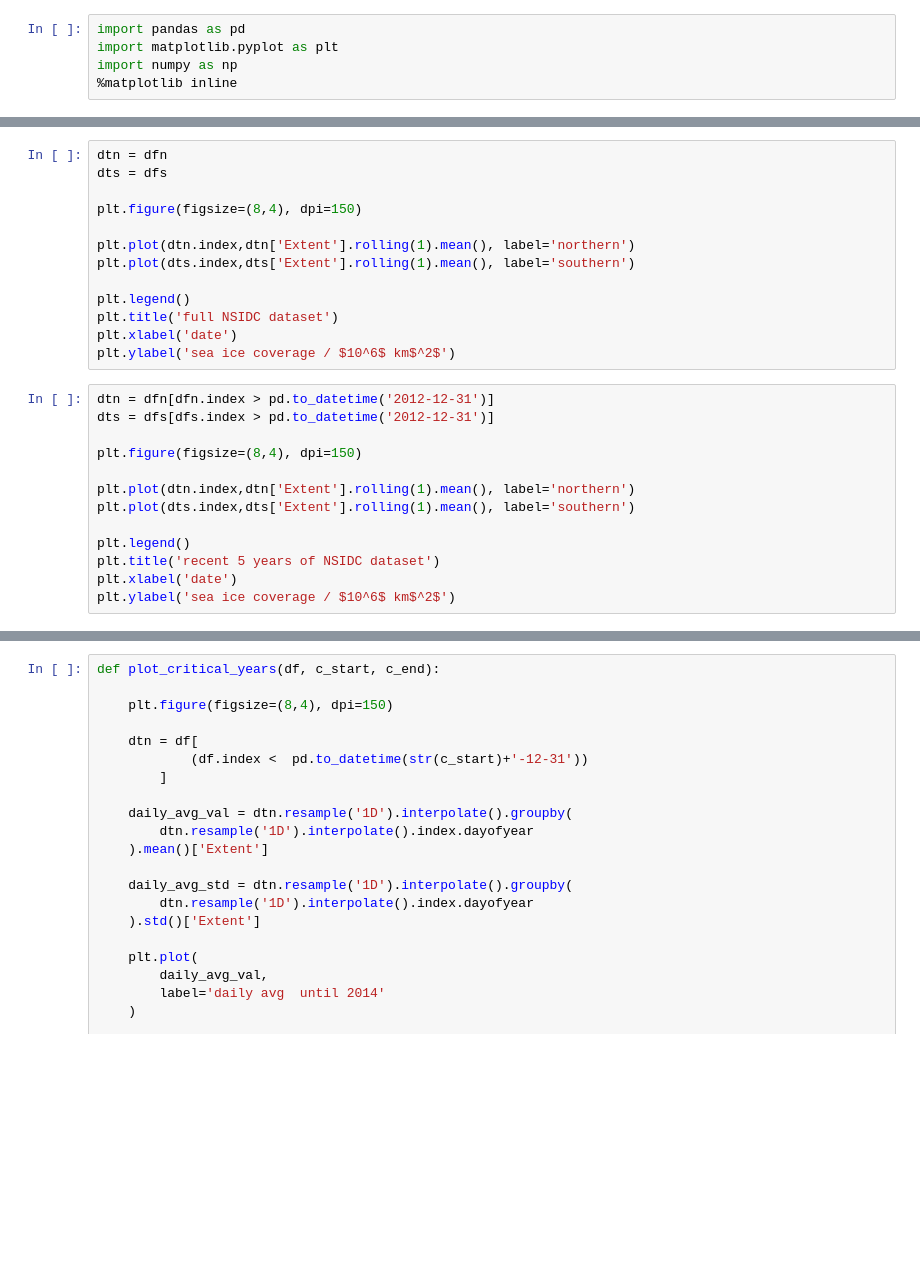
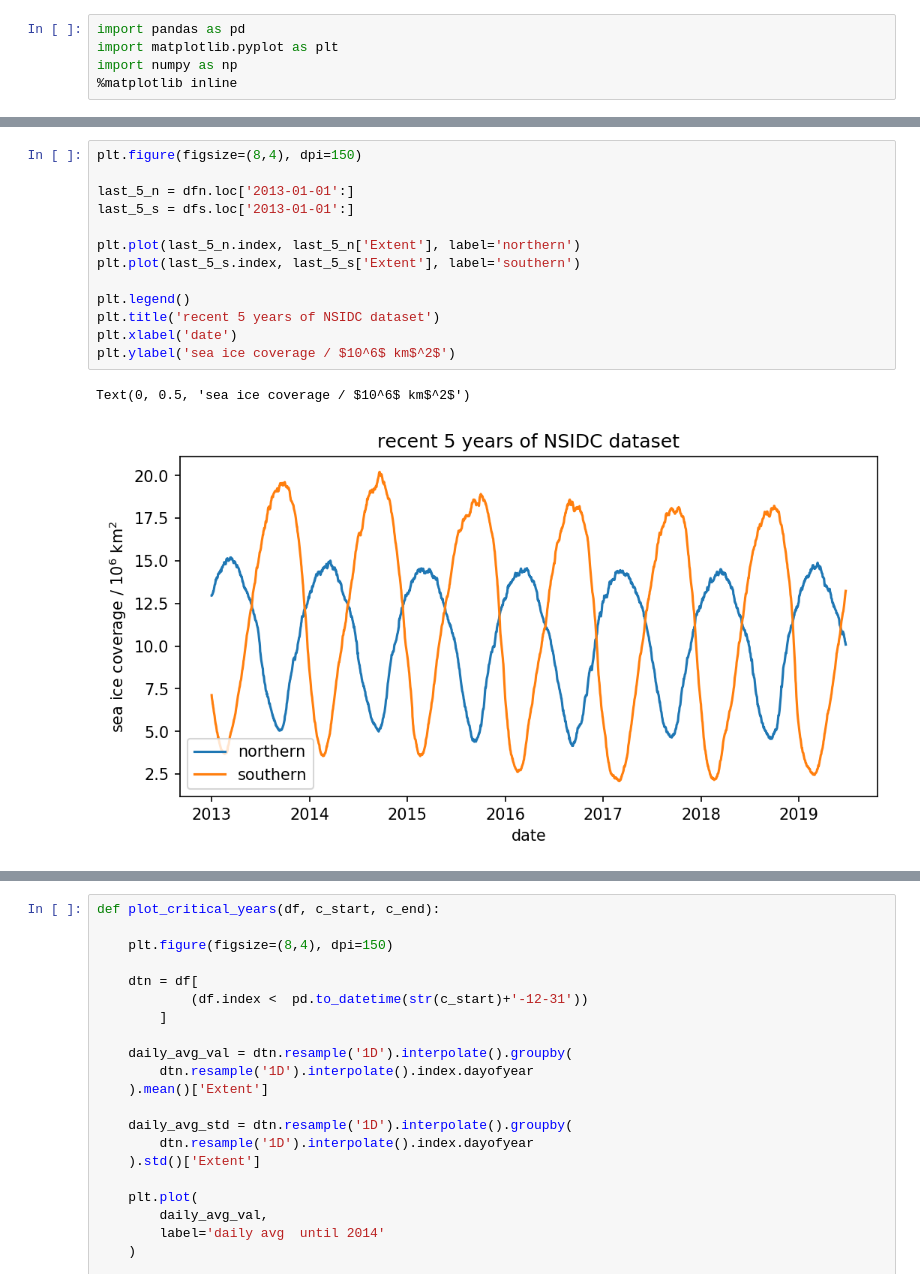
Before and after one commit to s4f-dortmund/open_data_notebooks, a Jupyter notebook: 2019-06-26_extent_analysis.ipynb, the cells around one changed output, grey strips where cells are left out. Cells and saved outputs as stored; diff of their text form; blank space fills up the shorter version.

```diff
--- a/2019-06-26_extent_analysis.ipynb
+++ b/2019-06-26_extent_analysis.ipynb
@@ -48,29 +95,19 @@ plt.ylabel('sea ice coverage / $10^6$ km$^2$')
 # %%
-dtn = dfn
-dts = dfs
-
 plt.figure(figsize=(8,4), dpi=150)
 
-plt.plot(dtn.index,dtn['Extent'].rolling(1).mean(), label='northern')
-plt.plot(dts.index,dts['Extent'].rolling(1).mean(), label='southern')
+last_5_n = dfn.loc['2013-01-01':]
+last_5_s = dfs.loc['2013-01-01':]
+
+plt.plot(last_5_n.index, last_5_n['Extent'], label='northern')
+plt.plot(last_5_s.index, last_5_s['Extent'], label='southern')
 
 plt.legend()
-plt.title('full NSIDC dataset')
+plt.title('recent 5 years of NSIDC dataset')
 plt.xlabel('date')
 plt.ylabel('sea ice coverage / $10^6$ km$^2$')
+# %% [output]
+Text(0, 0.5, 'sea ice coverage / $10^6$ km$^2$')
+[figure, added]
-# %%
-dtn = dfn[dfn.index > pd.to_datetime('2012-12-31')]
-dts = dfs[dfs.index > pd.to_datetime('2012-12-31')]
-
-plt.figure(figsize=(8,4), dpi=150)
-
-plt.plot(dtn.index,dtn['Extent'].rolling(1).mean(), label='northern')
-plt.plot(dts.index,dts['Extent'].rolling(1).mean(), label='southern')
-
-plt.legend()
-plt.title('recent 5 years of NSIDC dataset')
-plt.xlabel('date')
-plt.ylabel('sea ice coverage / $10^6$ km$^2$')
 # %%
 plt.figure(figsize=(8,4), dpi=150)
 
```
Also changed, not shown: parts of 16 cells of this notebook, 1 other file.
